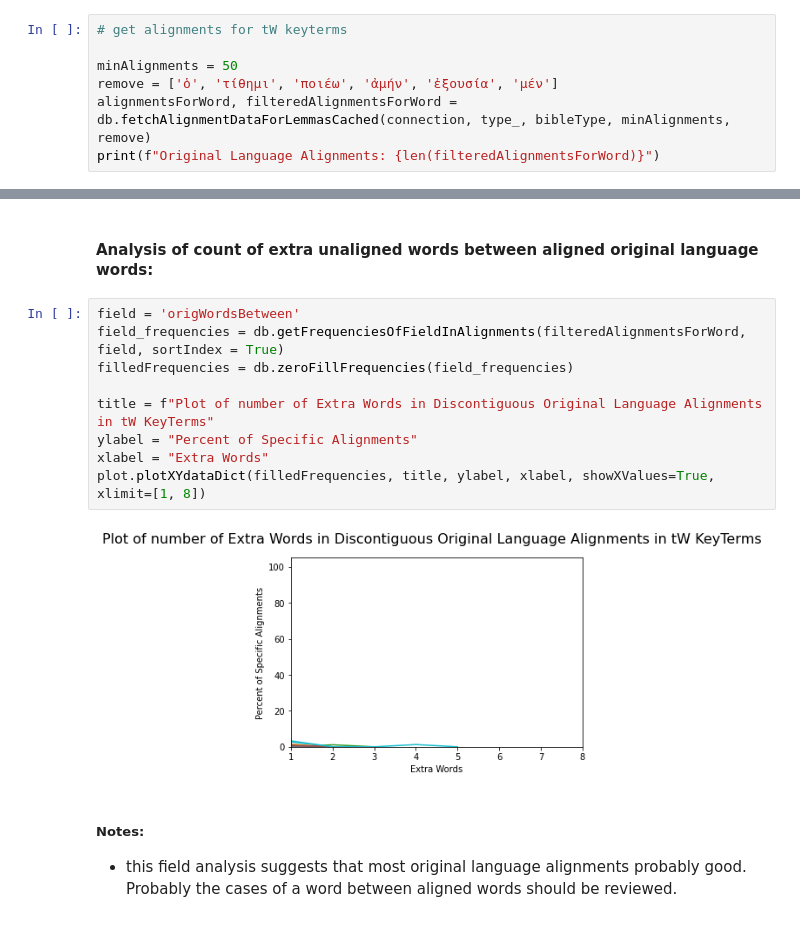
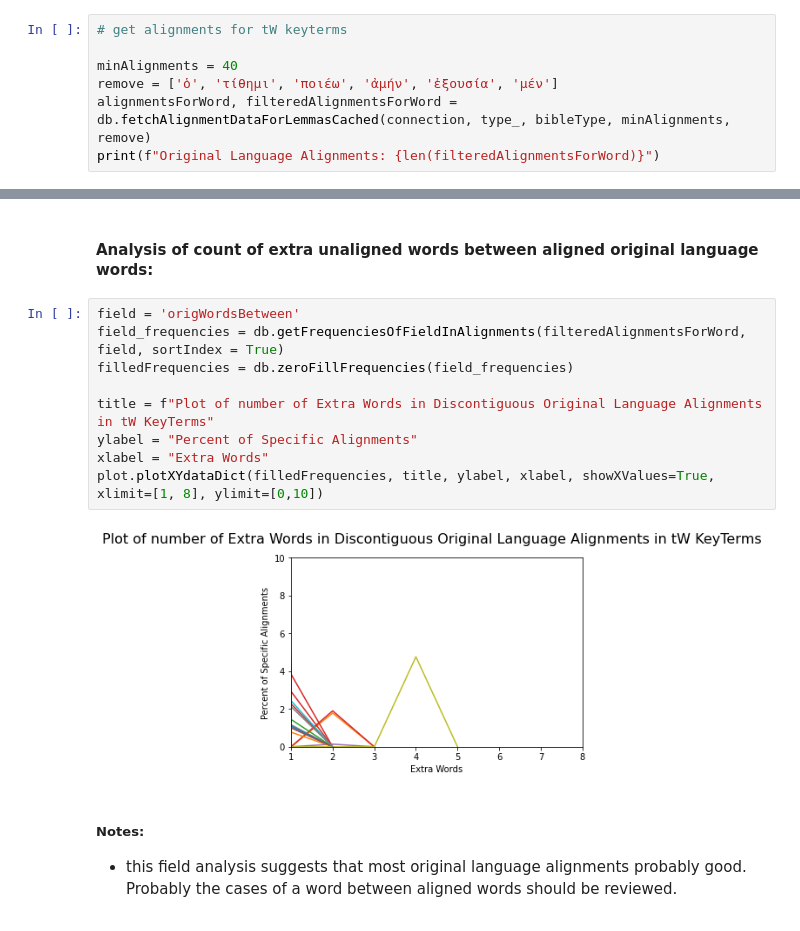
Before and after one commit to unfoldingWord-box3/alignment-ml, a Jupyter notebook: plot_multi_alignments.ipynb, the cells around one changed output, grey strips where cells are left out. Saved outputs shown, nothing was run; the diff lists cells and outputs as text.

```diff
--- a/plot_multi_alignments.ipynb
+++ b/plot_multi_alignments.ipynb
@@ -21,7 +21,7 @@ Connection to SQLite DB successful
 # %%
 # get alignments for tW keyterms
 
-minAlignments = 50
+minAlignments = 40
 remove = ['ὁ', 'τίθημι', 'ποιέω', 'ἀμήν', 'ἐξουσία', 'μέν']
 alignmentsForWord, filteredAlignmentsForWord = db.fetchAlignmentDataForLemmasCached(connection, type_, bibleType, minAlignments, remove)
 print(f"Original Language Alignments: {len(filteredAlignmentsForWord)}")
@@ -152,14 +154,14 @@ plot.plotXYdataDict(filledFrequencies, title, ylabel, xlabel, showXValues=True,
 # %%
 field = 'origWordsBetween'
 field_frequencies = db.getFrequenciesOfFieldInAlignments(filteredAlignmentsForWord, field, sortIndex = True)
 filledFrequencies = db.zeroFillFrequencies(field_frequencies)
 
 title = f"Plot of number of Extra Words in Discontiguous Original Language Alignments in tW KeyTerms"
 ylabel = "Percent of Specific Alignments"
 xlabel = "Extra Words"
-plot.plotXYdataDict(filledFrequencies, title, ylabel, xlabel, showXValues=True, xlimit=[1, 8])
+plot.plotXYdataDict(filledFrequencies, title, ylabel, xlabel, showXValues=True, xlimit=[1, 8], ylimit=[0,10])
 # %% [output]
-[figure, old version]
+[figure, new version]
 # %% [markdown]
 ##### Notes:
 - this field analysis suggests that most original language alignments probably good. Probably the cases of a word between aligned words should be reviewed.
```
Also changed, not shown: parts of 7 cells of this notebook, 12 other files.
